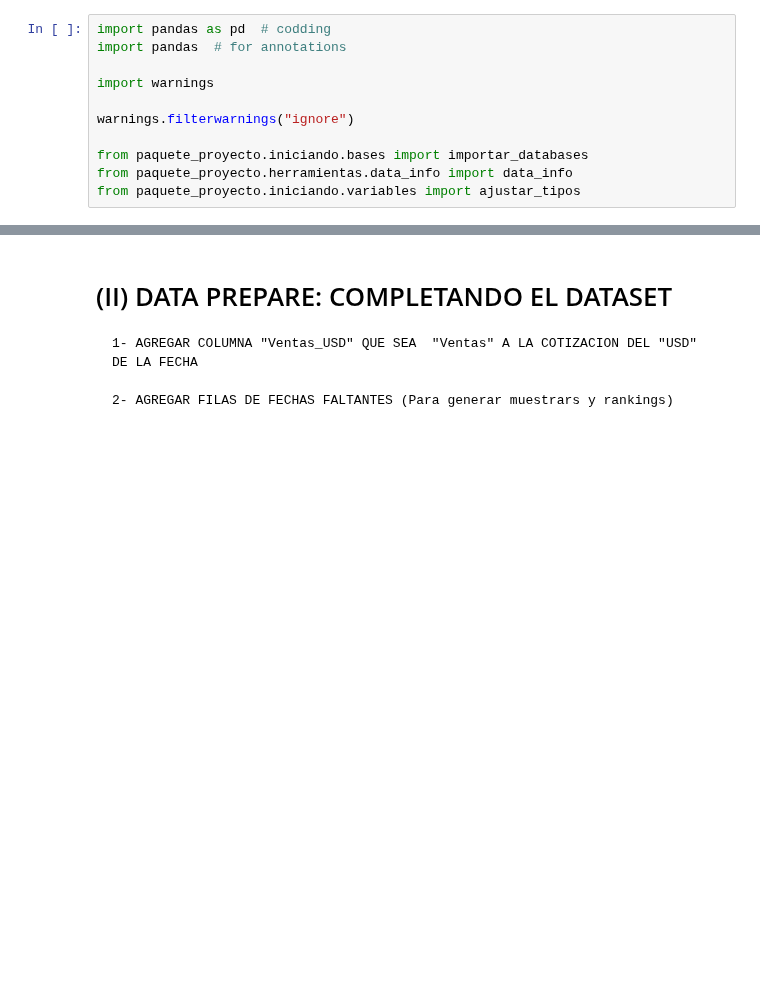
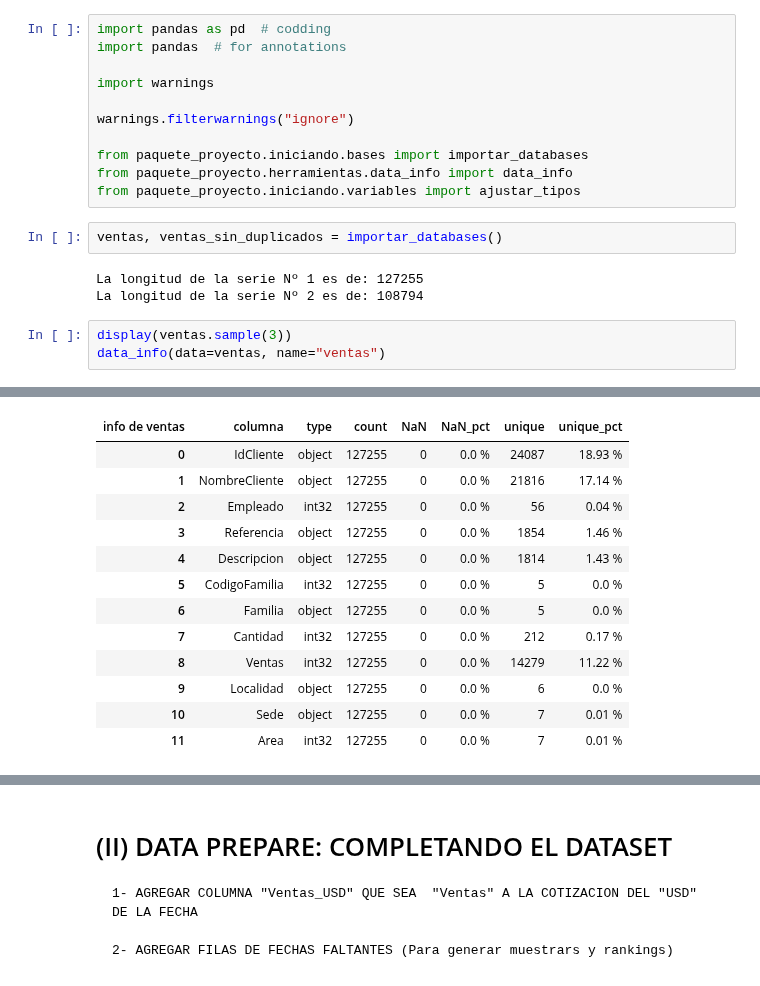
Before and after one commit to jackonedev/timeseries-project, a Jupyter notebook: data-science.ipynb, the cells around one changed output, grey strips where cells are left out. Drawn from its saved outputs; the diff is of its cells as text; blank space fills up the shorter version.

Commit message:
Finalizacion parte (I) Data Feed

```diff
--- a/data-science.ipynb
+++ b/data-science.ipynb
@@ -15,3 +15,12 @@ warnings.filterwarnings("ignore")
 from paquete_proyecto.iniciando.bases import importar_databases
 from paquete_proyecto.herramientas.data_info import data_info
 from paquete_proyecto.iniciando.variables import ajustar_tipos
+# %%
+ventas, ventas_sin_duplicados = importar_databases()
+# %% [output]
+La longitud de la serie Nº 1 es de: 127255
+La longitud de la serie Nº 2 es de: 108794
+# %%
+display(ventas.sample(3))
+data_info(data=ventas, name="ventas")
+# %% [output]
@@ -17,0 +32,13 @@ from paquete_proyecto.iniciando.variables import ajustar_tipos
+| info de ventas | columna | type | count | NaN | NaN_pct | unique | unique_pct |
+| 0 | IdCliente | object | 127255 | 0 | 0.0 % | 24087 | 18.93 % |
+| 1 | NombreCliente | object | 127255 | 0 | 0.0 % | 21816 | 17.14 % |
+| 2 | Empleado | int32 | 127255 | 0 | 0.0 % | 56 | 0.04 % |
+| 3 | Referencia | object | 127255 | 0 | 0.0 % | 1854 | 1.46 % |
+| 4 | Descripcion | object | 127255 | 0 | 0.0 % | 1814 | 1.43 % |
+| 5 | CodigoFamilia | int32 | 127255 | 0 | 0.0 % | 5 | 0.0 % |
+| 6 | Familia | object | 127255 | 0 | 0.0 % | 5 | 0.0 % |
+| 7 | Cantidad | int32 | 127255 | 0 | 0.0 % | 212 | 0.17 % |
+| 8 | Ventas | int32 | 127255 | 0 | 0.0 % | 14279 | 11.22 % |
+| 9 | Localidad | object | 127255 | 0 | 0.0 % | 6 | 0.0 % |
+| 10 | Sede | object | 127255 | 0 | 0.0 % | 7 | 0.01 % |
+| 11 | Area | int32 | 127255 | 0 | 0.0 % | 7 | 0.01 % |
```
Also changed, not shown: parts of 6 cells of this notebook, 4 other files.
